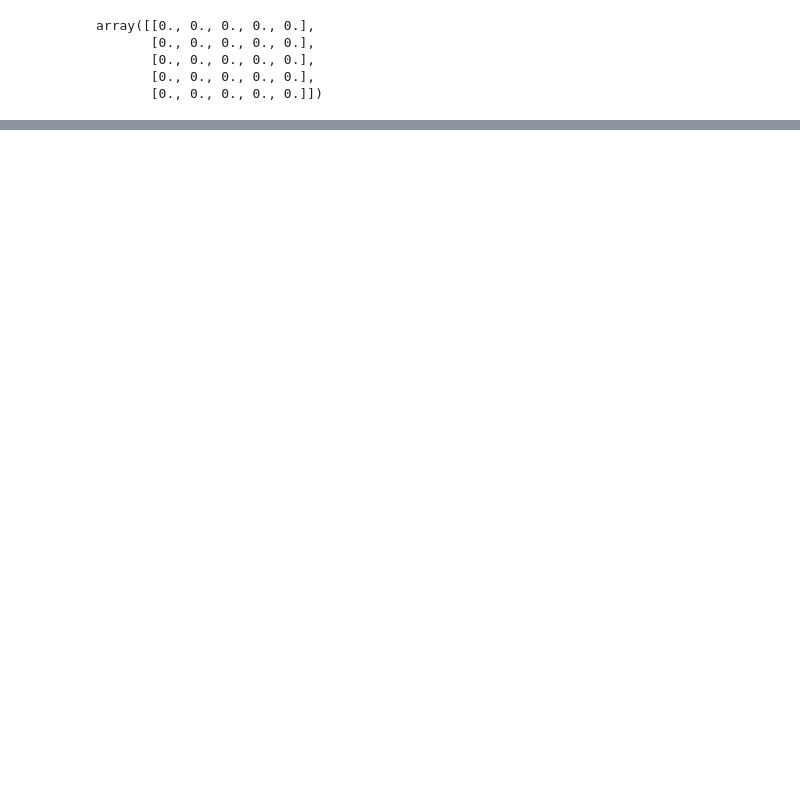
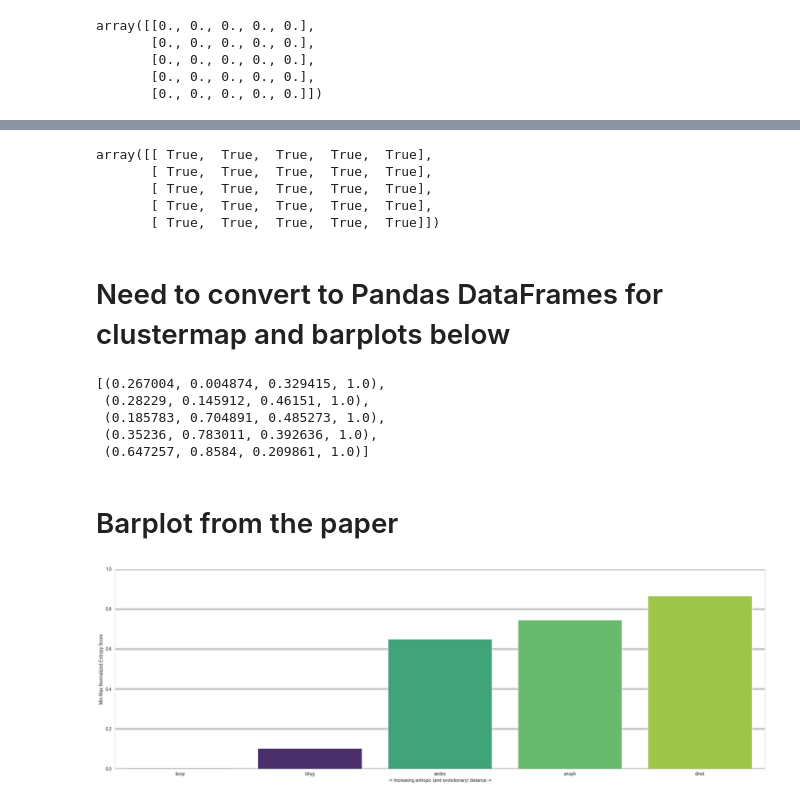
Before and after one commit to JohnUrban/Bcop_v2, a Jupyter notebook: code/EGGS/EGGS/EGGS-entropy-analysis.ipynb, the cells around one changed output, grey strips where cells are left out. Saved outputs shown, nothing was run; the diff lists cells and outputs as text; code cells hidden in the pictures; blank space fills up the shorter version.

Commit message:
EGGS entropy analysis reproducible code now cleaned up and finished.

```diff
--- a/code/EGGS/EGGS/EGGS-entropy-analysis.ipynb
+++ b/code/EGGS/EGGS/EGGS-entropy-analysis.ipynb
@@ -95,18 +100,19 @@ for i in range(nspp):
         spaf_dict[pre1+'_'+pre2] = spaf
 
         # Add to Matrixes
-        mat[i,j]      = spaf.get_joint_entropy()
-        randmat[i,j]  = spaf.get_random_joint_entropy()
-        normmat[i,j]  = spaf.get_joint_entropy_relative_to_max()
-        normmat2[i,j] = spaf.get_joint_expected_surprisal_normalized_to_random()
-        normmat3[i,j] = spaf.get_joint_entropy_minmax_normalized_joint_approach()
-        normmat4[i,j] = spaf.get_joint_entropy_minmax_normalized_margin_approach()
-        normmat5[i,j] = spaf.get_joint_entropy_minmax_normalized_margin_approach_perfect()
+        ## Observed Raw Entropy - just showing user how to get this, not for plots in paper.
+        ObsJointEntropyMat[i,j]      = spaf.get_joint_entropy()
+        ## Expected Raw Entropy - just showing user how to get this, not for plots in paper.
+        ExpJointEntropyMat[i,j]  = spaf.get_random_joint_entropy()
+        ## Min Max Normalized Entropy as computed for paper
+        MMNE[i,j] = spaf.get_joint_entropy_minmax_normalized_margin_approach()
+        ## Alternative computation to get Min Max Normalized Entropy as computed for paper
+        MMNEp[i,j] = spaf.get_joint_entropy_minmax_normalized_margin_approach_perfect()
 
 
 
 ## show it
-mat
+MMNE
 # %% [output]
 Processing bcop vs bcop ...
 Processing bcop vs bhyg ...
@@ -129,0 +144,48 @@ Processing dmel vs dmel ...
+# %%
+(MMNE_mat-MMNEp_mat) < 1e-300
+# %% [output]
+array([[ True,  True,  True,  True,  True],
+       [ True,  True,  True,  True,  True],
+       [ True,  True,  True,  True,  True],
+       [ True,  True,  True,  True,  True],
+       [ True,  True,  True,  True,  True]])
+# %% [markdown]
+# Need to convert to Pandas DataFrames for clustermap and barplots below
+# %%
+ObsJointEntropyMat  = pd.DataFrame(ObsJointEntropyMat, columns=spp, index=spp)
+ExpJointEntropyMat  = pd.DataFrame(ExpJointEntropyMat, columns=spp, index=spp)
+MMNE                = pd.DataFrame(MMNE, columns=spp, index=spp)
+MMNEp               = pd.DataFrame(MMNEp, columns=spp, index=spp)
+# %%
+cmap = matplotlib.cm.get_cmap('viridis',4192)
+MMNE_barplot_df = pd.DataFrame(dict(x=MMNE.columns,y=MMNE.iloc[0,:]))
+rgba = [cmap(e) for e in MMNE_barplot_df['y'] ]
+rgba
+# %% [output]
+[(0.267004, 0.004874, 0.329415, 1.0),
+ (0.28229, 0.145912, 0.46151, 1.0),
+ (0.185783, 0.704891, 0.485273, 1.0),
+ (0.35236, 0.783011, 0.392636, 1.0),
+ (0.647257, 0.8584, 0.209861, 1.0)]
+# %% [markdown]
+# Barplot from the paper
+# %%
+sns.set_style(style="whitegrid")
+
+sns.set_context(rc={"grid.linewidth":5})
+
+fig, ax = plt.subplots(nrows=1,ncols=1, figsize=(21,7))
+sns.barplot(data = MMNE_barplot_df, x='x', y='y', palette=rgba, ax = ax)
+
+
+plt.ylim(0, 1)
+plt.xlim(-0.5, 4.5)
+plt.ylabel("Min-Max Normalized Entropy Score")
+plt.xlabel("-> Increasing entropic (and evolutionary) distance ->")
+
+
+plt.tight_layout()
+# plt.savefig("barplot-gridlines-20231016.pdf")
+# plt.savefig("barplot-gridlines-20231016.jpg")
+# %% [output]
+[figure, added]
```
Also changed, not shown: parts of 16 cells of this notebook, 1 other file.
